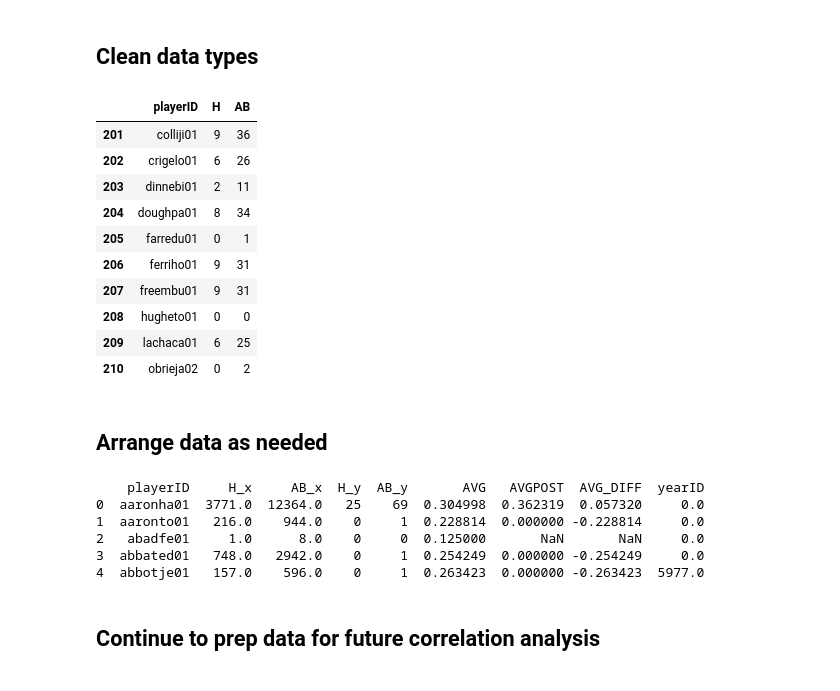
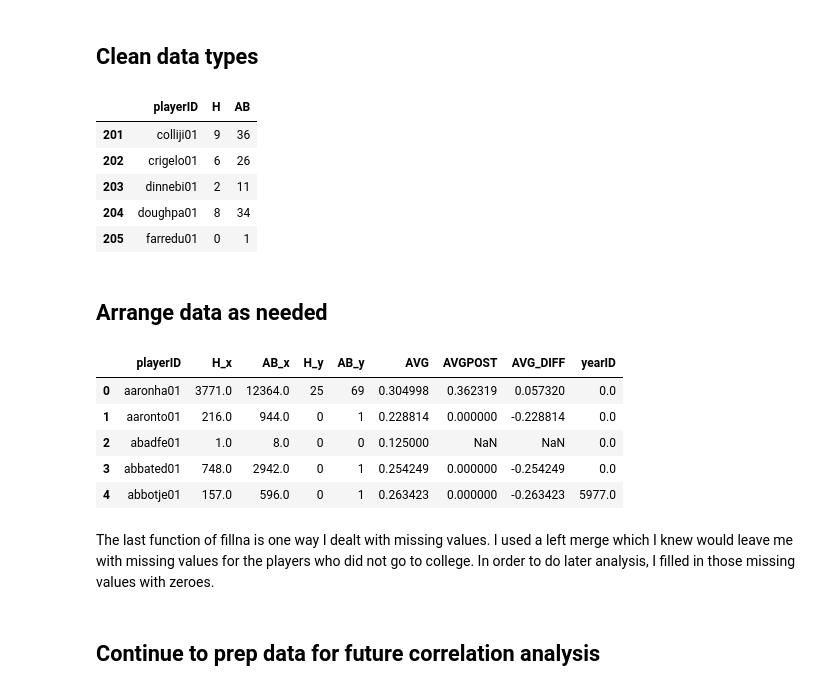
Before and after one commit to bjpreisler/MLB-imported-from-ipynb, a Jupyter notebook: MLB Post Season Analysis.ipynb, the cells around one changed output. Cells and saved outputs as stored; diff of their text form; code cells hidden in the pictures.

```diff
--- a/MLB Post Season Analysis.ipynb
+++ b/MLB Post Season Analysis.ipynb
@@ -52,31 +52,27 @@ same for post season: 3973
 # %% [markdown]
 ## Clean data types
 # %%
-#only use batting stats from the modern era, in alignment with the norm for MLB stat keeping
+#only use stats from the modern era, in alignment with the norm for MLB stat keeping
 batting = batting.drop(batting[batting.yearID < 1900].index)
 batting_post = batting_post.drop(batting_post[batting_post.yearID < 1900].index)
 college_playing = college_playing.drop(college_playing[college_playing.yearID < 1900].index)
 salaries = salaries.drop(salaries[salaries.yearID < 1900].index)
 
-#trim down the imported data to just what is needed for simplicity
+#trim down the imported data to just what is needed for clarity
 batting_raw = batting.loc[:, ['playerID', 'H', 'AB']]
 batting_post_raw = batting_post.loc[:, ['playerID', 'H', 'AB']]
 college_playing_raw = college_playing.loc[:, ['playerID', 'yearID']]
 awards_raw = awards.loc[:, ['playerID', 'yearID']]
 
-batting_post_raw.head(10)
+#take a quick look for future reference
+batting_post_raw.head(5)
 # %% [output]
 |  | playerID | H | AB |
 | 201 | colliji01 | 9 | 36 |
 | 202 | crigelo01 | 6 | 26 |
 | 203 | dinnebi01 | 2 | 11 |
 | 204 | doughpa01 | 8 | 34 |
 | 205 | farredu01 | 0 | 1 |
-| 206 | ferriho01 | 9 | 31 |
-| 207 | freembu01 | 9 | 31 |
-| 208 | hugheto01 | 0 | 0 |
-| 209 | lachaca01 | 6 | 25 |
-| 210 | obrieja02 | 0 | 2 |
 # %% [markdown]
 
 ## Arrange data as needed
@@ -95,9 +92,8 @@ cp_df = college_playing_raw_grouped.aggregate(np.sum)
 salaries_df = salaries_raw_grouped.aggregate(np.sum)
 awards_df = awards_raw_grouped.aggregate(np.sum)
 # %%
-
 #combine the datasets with an inner join to just keep those players that have stats
-#in the regular season and post season, and with an outer join to verify if they played
+#in the regular season and post season, and with a left join to verify if they played
 #in college
 
 def combine_dfs(data1, data2):
@@ -127,17 +123,19 @@ batting_combined_awards = combine_dfs_left(batting_combined, awards_df)
 
 #in order to make a binary column later on, replace Nans with a 0
 batting_combined_college['yearID'].fillna(0, inplace=True)
-batting_combined_awards['yearID'].fillna(0, inplace=True)
+batting_combined_college['yearID'].fillna(0, inplace=True)
 
 
-print batting_combined_college.head()
+batting_combined_college.head(5)
 # %% [output]
-    playerID     H_x     AB_x  H_y  AB_y       AVG   AVGPOST  AVG_DIFF  yearID
-0  aaronha01  3771.0  12364.0   25    69  0.304998  0.362319  0.057320     0.0
-1  aaronto01   216.0    944.0    0     1  0.228814  0.000000 -0.228814     0.0
-2   abadfe01     1.0      8.0    0     0  0.125000       NaN       NaN     0.0
-3  abbated01   748.0   2942.0    0     1  0.254249  0.000000 -0.254249     0.0
-4  abbotje01   157.0    596.0    0     1  0.263423  0.000000 -0.263423  5977.0
+|  | playerID | H_x | AB_x | H_y | AB_y | AVG | AVGPOST | AVG_DIFF | yearID |
+| 0 | aaronha01 | 3771.0 | 12364.0 | 25 | 69 | 0.304998 | 0.362319 | 0.057320 | 0.0 |
+| 1 | aaronto01 | 216.0 | 944.0 | 0 | 1 | 0.228814 | 0.000000 | -0.228814 | 0.0 |
+| 2 | abadfe01 | 1.0 | 8.0 | 0 | 0 | 0.125000 | NaN | NaN | 0.0 |
+| 3 | abbated01 | 748.0 | 2942.0 | 0 | 1 | 0.254249 | 0.000000 | -0.254249 | 0.0 |
+| 4 | abbotje01 | 157.0 | 596.0 | 0 | 1 | 0.263423 | 0.000000 | -0.263423 | 5977.0 |
+# %% [markdown]
+The last function of fillna is one way I dealt with missing values.  I used a left merge which I knew would leave me with missing values for the players who did not go to college.  In order to do later analysis, I filled in those missing values with zeroes.
 # %% [markdown]
 ## Continue to prep data for future correlation analysis
 # %%
```
Also changed, not shown: parts of 20 cells of this notebook.
